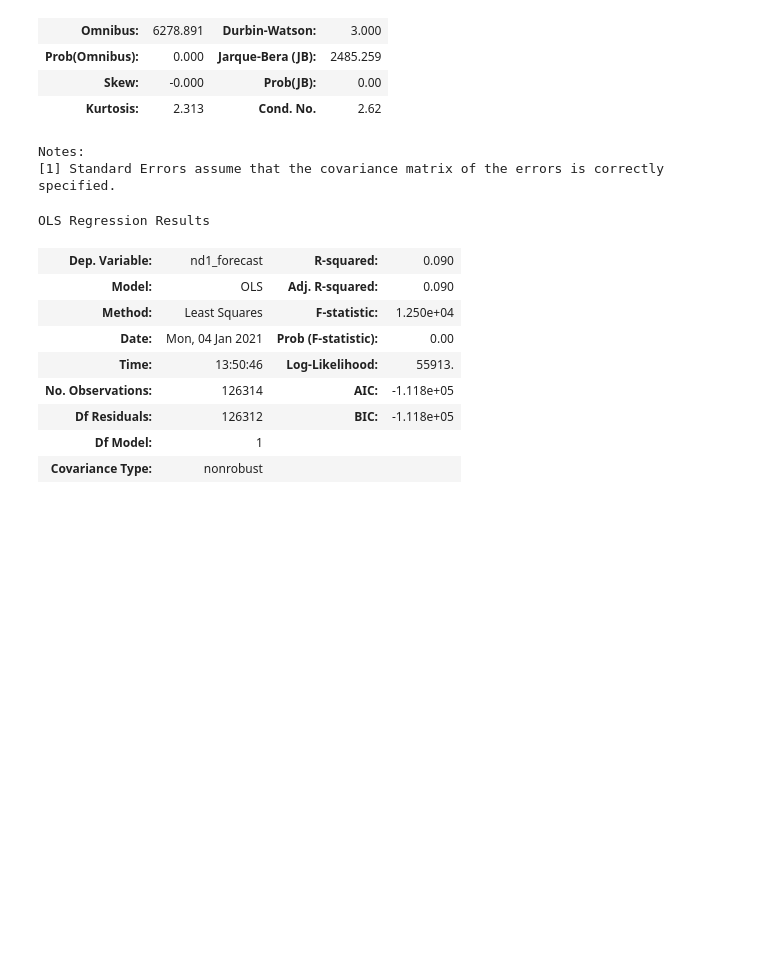
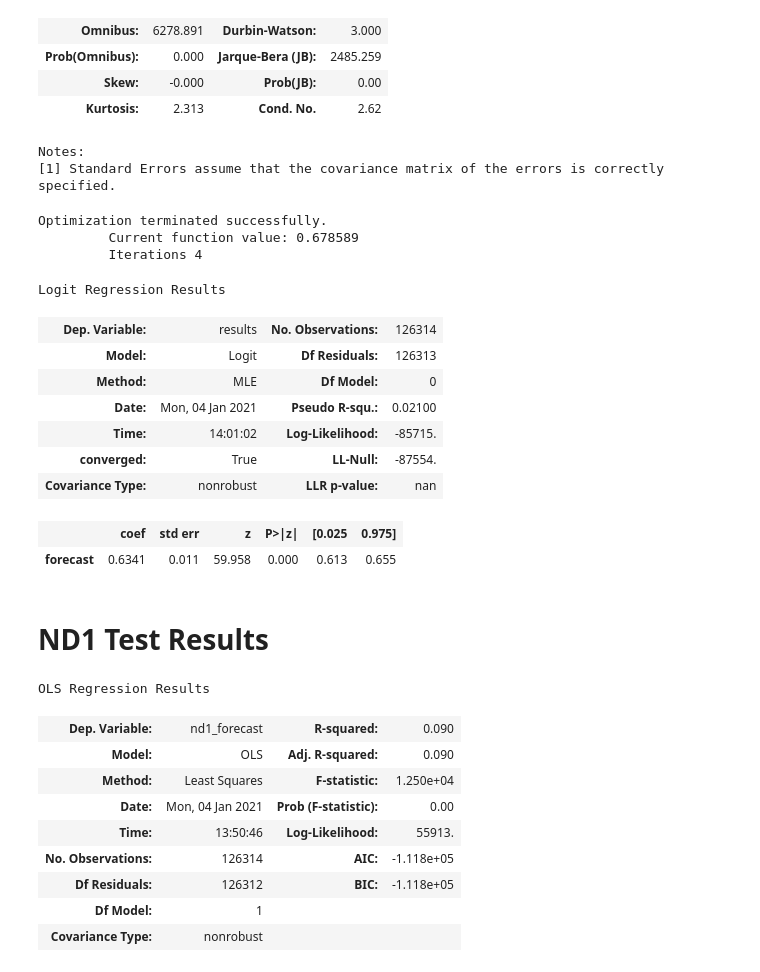
Before and after one commit to axz2000/sportsbook, a Jupyter notebook: testing/BSM_Nd1_tester.ipynb, the cells around one changed output. Saved outputs shown, nothing was run; the diff lists cells and outputs as text; code cells hidden in the pictures; blank space fills up the shorter version.

```diff
--- a/testing/BSM_Nd1_tester.ipynb
+++ b/testing/BSM_Nd1_tester.ipynb
@@ -93,6 +99,25 @@ OLS Regression Results
 | Kurtosis: | 2.313 | Cond. No. | 2.62 |
 Notes:
 [1] Standard Errors assume that the covariance matrix of the errors is correctly specified.
+# %%
+log_reg1 = sm.Logit(regdf2['results'], regdf2['forecast']).fit()
+log_reg1.summary()
+# %% [output]
+Optimization terminated successfully.
+         Current function value: 0.678589
+         Iterations 4
+Logit Regression Results
+| Dep. Variable: | results | No. Observations: | 126314 |
+| Model: | Logit | Df Residuals: | 126313 |
+| Method: | MLE | Df Model: | 0 |
+| Date: | Mon, 04 Jan 2021 | Pseudo R-squ.: | 0.02100 |
+| Time: | 14:01:02 | Log-Likelihood: | -85715. |
+| converged: | True | LL-Null: | -87554. |
+| Covariance Type: | nonrobust | LLR p-value: | nan |
+|  | coef | std err | z | P>|z| | [0.025 | 0.975] |
+| forecast | 0.6341 | 0.011 | 59.958 | 0.000 | 0.613 | 0.655 |
+# %% [markdown]
+# ND1 Test Results
 # %%
 regdf3=NBA_data[['game_id','nd1_forecast', 'results']]
 model3 = smf.ols(formula='nd1_forecast ~ results', data=regdf3).fit()
```
Also changed, not shown: parts of 4 cells of this notebook.
